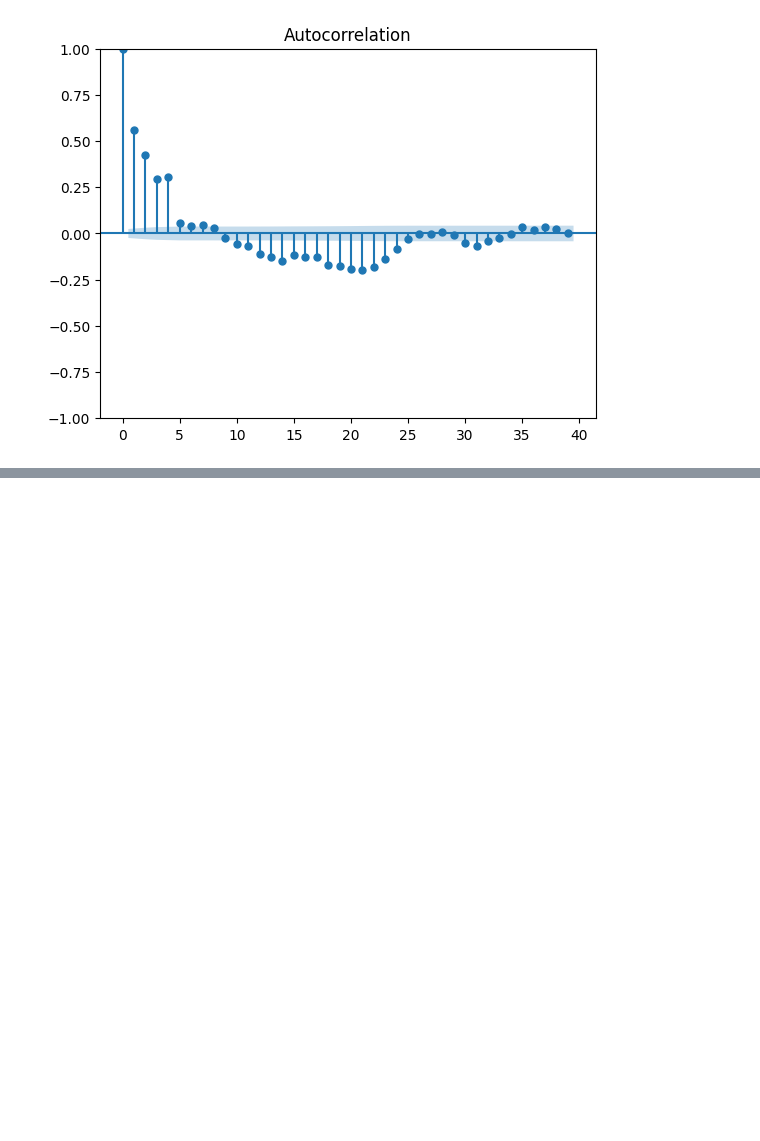
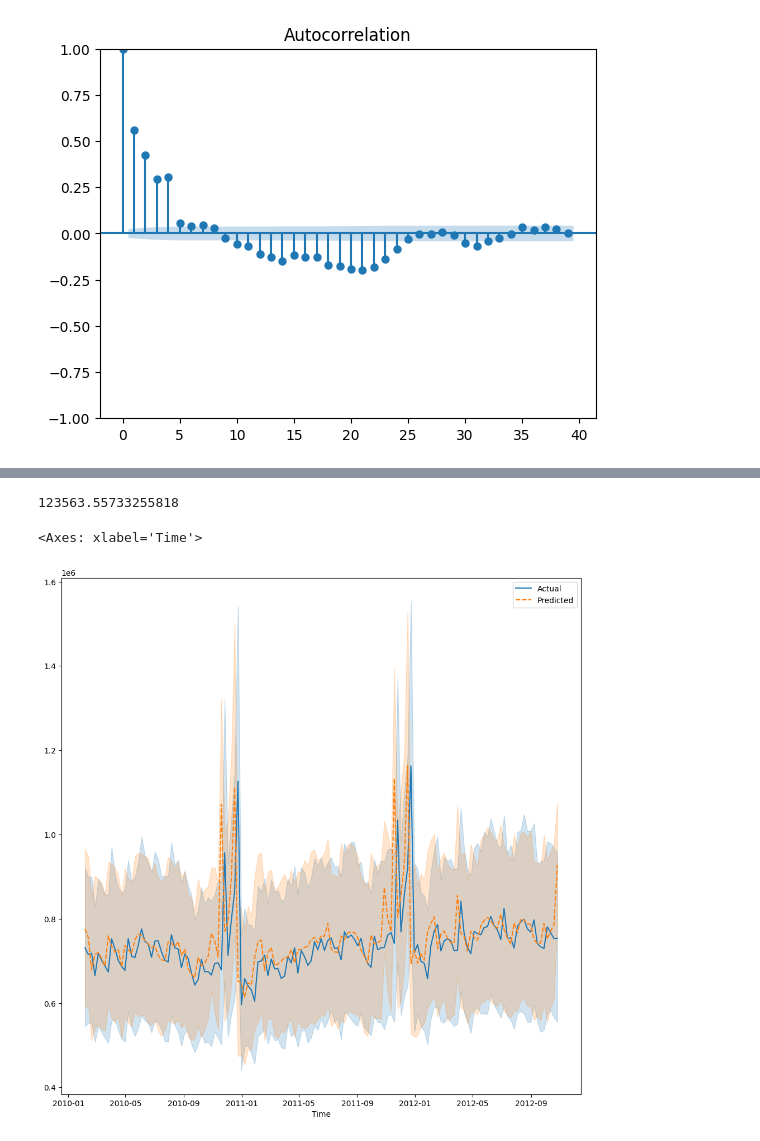
Before and after one commit to dgmurray-321/DS-Practice, a Jupyter notebook: walmart_sales.ipynb, the cells around one changed output, grey strips where cells are left out. Saved outputs shown, nothing was run; the diff lists cells and outputs as text; code cells hidden in the pictures; blank space fills up the shorter version.

```diff
--- a/walmart_sales.ipynb
+++ b/walmart_sales.ipynb
@@ -290,0 +583,13 @@ sm.tsa.graphics.plot_acf(seasonal_decomp_resid.resid)
+# %%
+def find_best_estimator(clf, param_grid, x_train, y_train, name):
+    grid_search = GridSearchCV(estimator=clf, param_grid=param_grid, scoring= 'neg_root_mean_squared_error', cv=tscv)
+    grid_search.fit(x_train, y_train)
+    print('Best parameters:', grid_search.best_params_, '\n', 'Best Root Mean Squared Error:', round(-grid_search.best_score_,3))
+    return grid_search.best_estimator_, name
+# %%
+param_lr = {'fit_intercept': [True, False]}
+param_svm = {'C': [0.001, 0.01, 5, 10, 50, 100]}
+param_knn = {'n_neighbors':[2,4,8,16]}
+param_rf = {'n_estimators': [300, 500, 800], 'max_depth': [5,8,15]}
+param_xg = {'eta': [0.01, 0.015, 0.025, 0.025, 0.05, 0.1], 'gamma': [0.05, 0.3, 0.5, 0.7, 0.9], 'min_child_weight': [1,3,5,7], 'max_depth': [5,8,15]}
+param_lgbm = {'min_child_weight': [1,3,5,7], 'max_depth': [5,8,15], 'n_estimators': [300,500,800], 'subsample': [.6,.7,.8]}
@@ -290,0 +643,4 @@ sm.tsa.graphics.plot_acf(seasonal_decomp_resid.resid)
+# %%
+lightgbm_model, lightgbm = find_best_estimator(LGBMRegressor(), param_grid=param_lgbm, x_train=x_train, y_train=y_train, name='Light Gradient Boosting Machine')
+model_list.append(lightgbm_model)
+model_name.append(lightgbm)
@@ -290,0 +710,17 @@ sm.tsa.graphics.plot_acf(seasonal_decomp_resid.resid)
+# %%
+lightgbm_model.fit(x_train, y_train)
+lightgbm_prediction = lightgbm_model.predict(x_test)
+print(np.sqrt(mean_squared_error(df['Weekly_Sales'].values[split_length:], lightgbm_prediction)))
+# %% [output]
+123563.55733255818
+# %%
+
+df_plot = pd.DataFrame({'Time': df['Weekly_Sales'].index[split_length:],
+                        'Actual': df['Weekly_Sales'].values[split_length:],
+                        'Predicted': lightgbm_prediction})
+df_plot = df_plot.set_index('Time')
+plt.figure(figsize=(12,12))
+sns.lineplot(data = df_plot)
+# %% [output]
+<Axes: xlabel='Time'>
+[figure, added]
```
Also changed, not shown: parts of 59 cells of this notebook.
